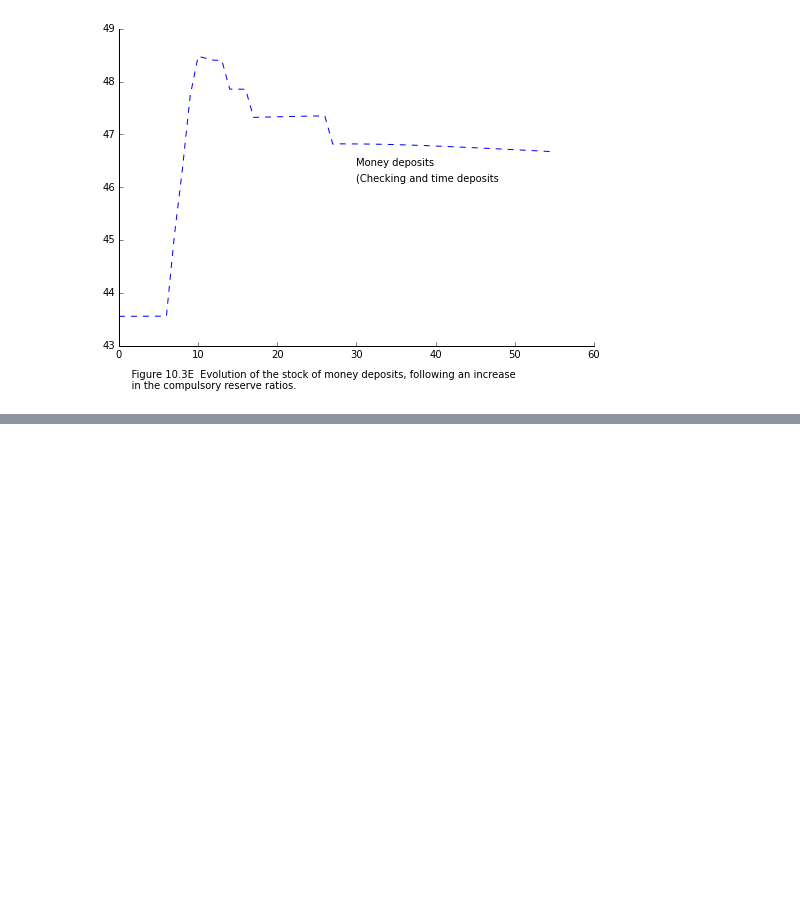
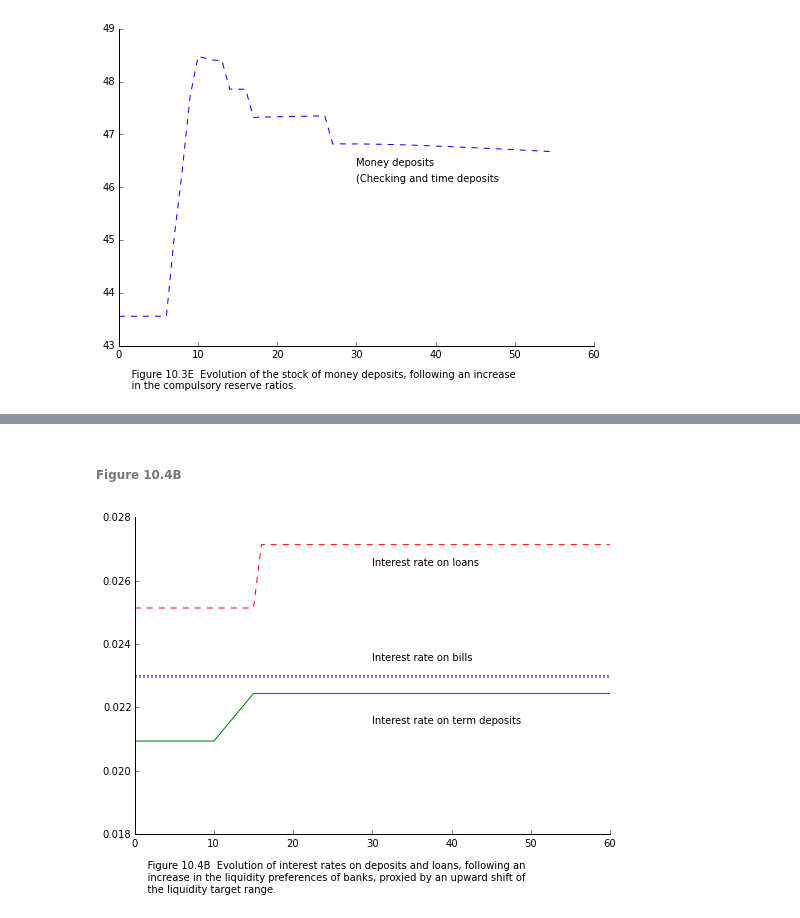
Before and after one commit to kennt/monetary-economics, a Jupyter notebook: Chapter 10 Model INSOUT.ipynb, the cells around one changed output, grey strips where cells are left out. Saved outputs shown, nothing was run; the diff lists cells and outputs as text; code cells hidden in the pictures; blank space fills up the shorter version.

```diff
--- a/Chapter 10 Model INSOUT.ipynb
+++ b/Chapter 10 Model INSOUT.ipynb
@@ -1218,0 +1269,30 @@ fig.text(0.1, -.05, caption);
+# %% [markdown]
+###### Figure 10.4B
+# %%
+caption = '''
+    Figure 10.4B  Evolution of interest rates on deposits and loans, following an
+    increase in the liquidity preferences of banks, proxied by an upward shift of
+    the liquidity target range.'''
+
+rbdata = [s['Rb'] for s in liquidity.solutions[5:]]
+rmdata = [s['Rm'] for s in liquidity.solutions[5:]]
+rldata = [s['Rl'] for s in liquidity.solutions[5:]]
+
+fig = plt.figure()
+axes = fig.add_axes([0.1, 0.1, 1.1, 1.1])
+axes.tick_params(top='off', right='off')
+axes.spines['top'].set_visible(False)
+axes.spines['right'].set_visible(False)
+axes.set_ylim(0.018, 0.028)
+
+axes.plot(rbdata, linestyle=':', linewidth=3, color='b')
+axes.plot(rmdata, linestyle='-', color='g')
+axes.plot(rldata, linestyle='--', color='r')
+
+# add labels
+plt.text(30, 0.0235, 'Interest rate on bills')
+plt.text(30, 0.0215, 'Interest rate on term deposits')
+plt.text(30, 0.0265, 'Interest rate on loans')
+fig.text(0.1, -.1, caption);
+# %% [output]
+[figure, added]
```
Also changed, not shown: parts of 24 cells of this notebook, 1 other file.
